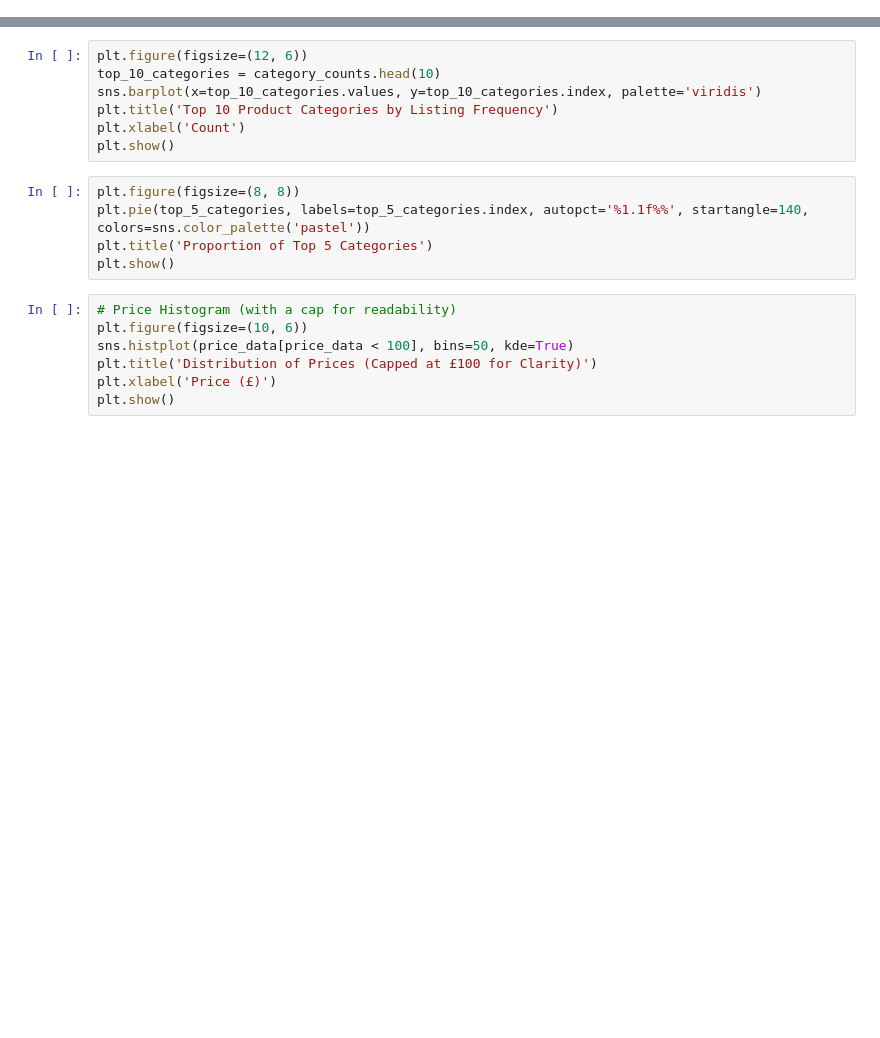
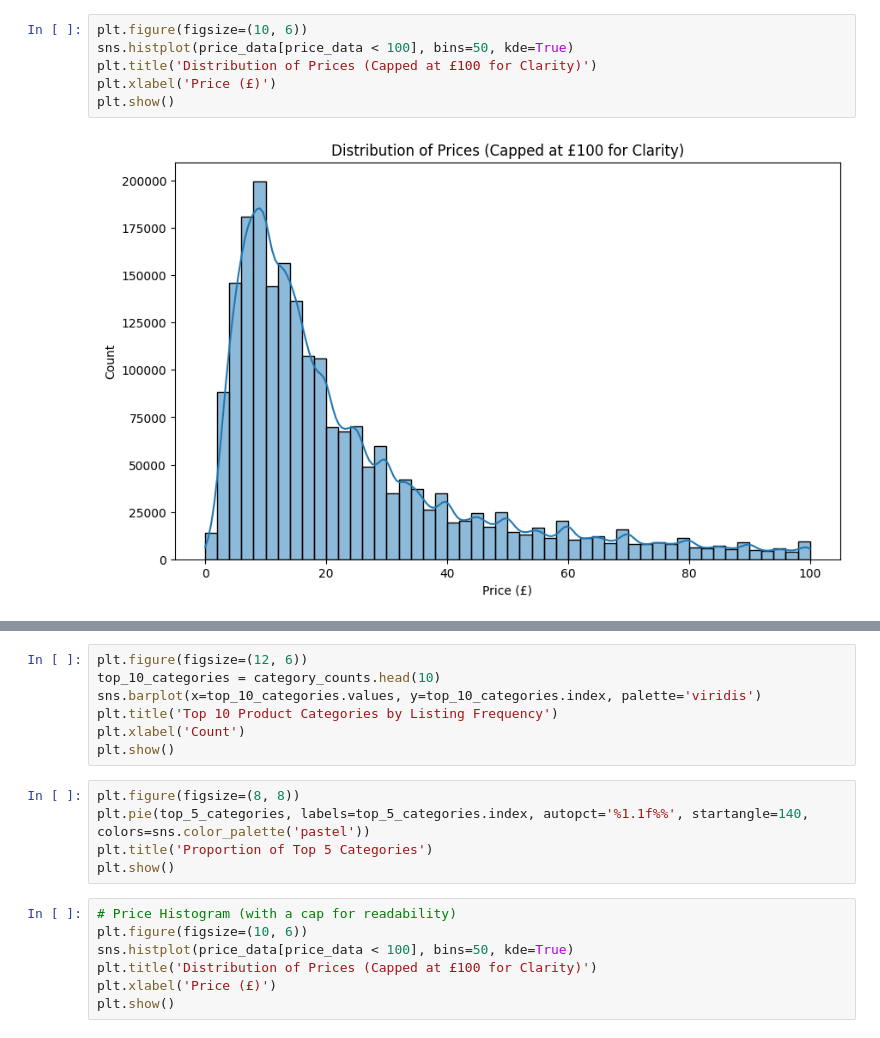
Before and after one commit to nailaikhenazenni-afk/lab-eda-univariate, a Jupyter notebook: lab_eda_unvariata.ipynb, the cells around one changed output, grey strips where cells are left out. Drawn from its saved outputs; the diff is of its cells as text; blank space fills up the shorter version.

```diff
--- a/lab_eda_unvariata.ipynb
+++ b/lab_eda_unvariata.ipynb
@@ -29,0 +141,8 @@ price_stats = {
+# %%
+plt.figure(figsize=(10, 6))
+sns.histplot(price_data[price_data < 100], bins=50, kde=True)
+plt.title('Distribution of Prices (Capped at £100 for Clarity)')
+plt.xlabel('Price (£)')
+plt.show()
+# %% [output]
+[figure, added]
```
Also changed, not shown: parts of 14 cells of this notebook.
